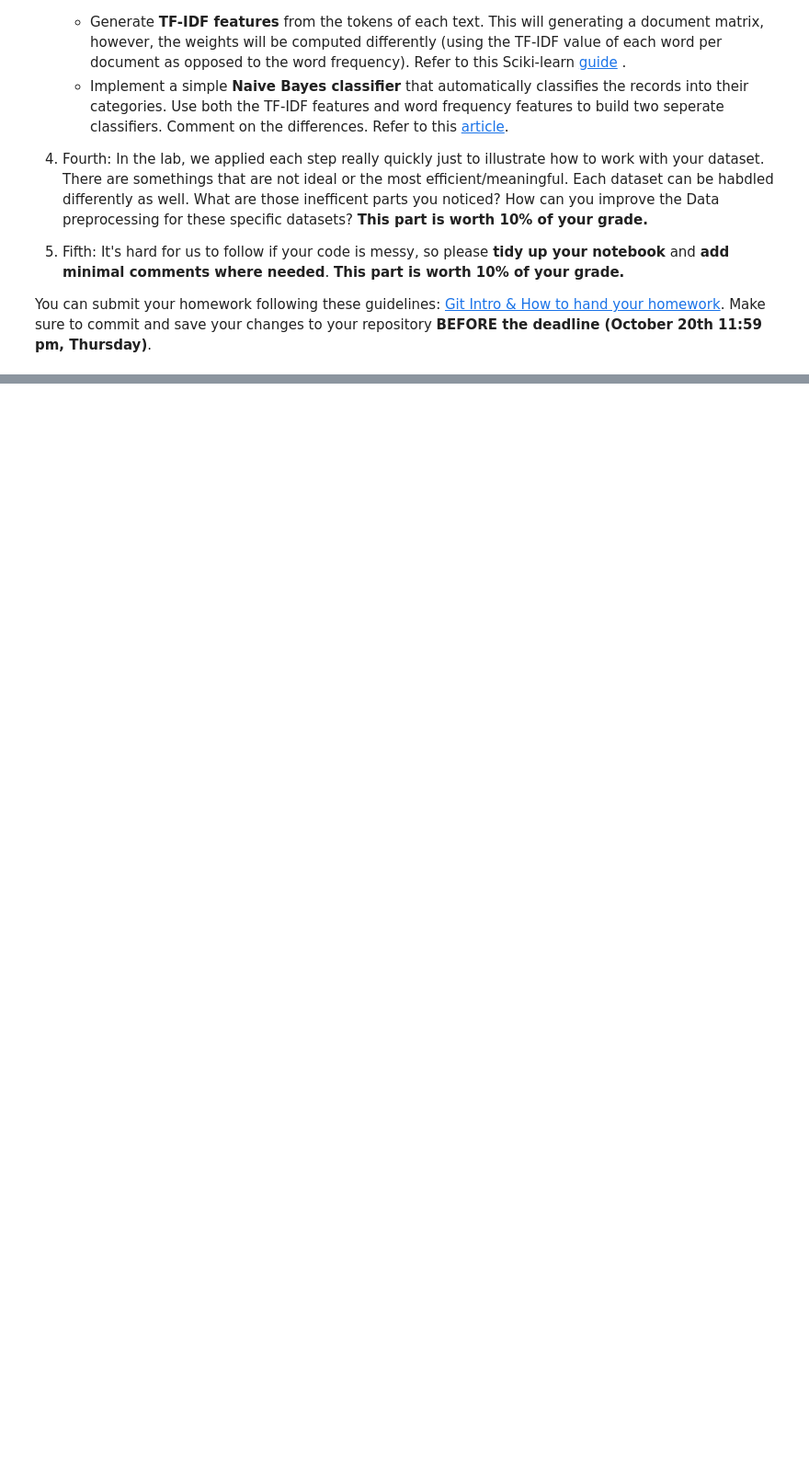
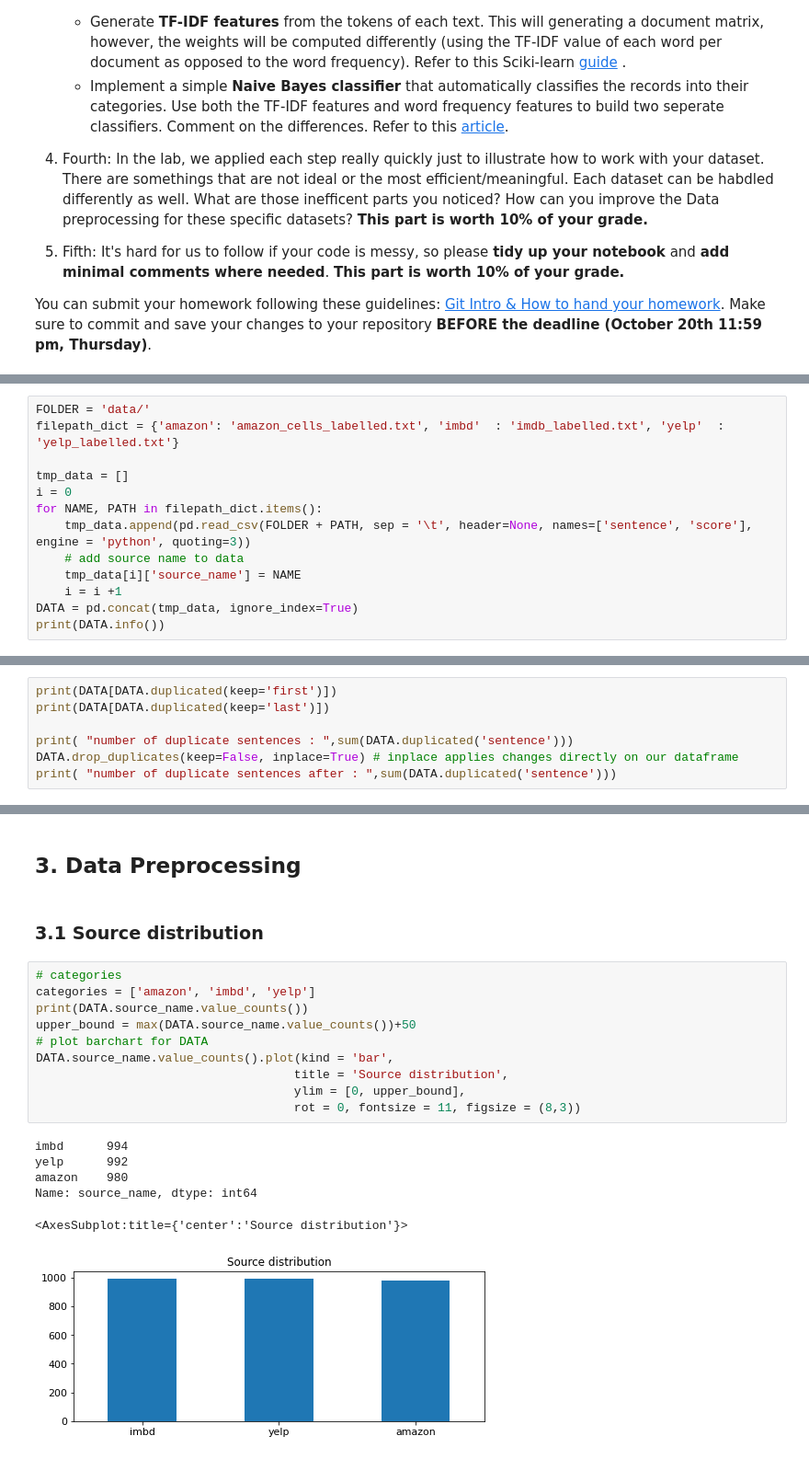
Before and after one commit to npinghuang/DM2022-Lab1-Homework, a Jupyter notebook: DM2022-Lab1-Homework.ipynb, the cells around one changed output, grey strips where cells are left out. Shown: that part at 92% size. Drawn from its saved outputs; the diff is of its cells as text; blank space fills up the shorter version.

```diff
--- a/DM2022-Lab1-Homework.ipynb
+++ b/DM2022-Lab1-Homework.ipynb
@@ -35,0 +57,13 @@ You can submit your homework following these guidelines: [Git Intro & How to han
+# %%
+FOLDER = 'data/'
+filepath_dict = {'amazon': 'amazon_cells_labelled.txt', 'imbd'  : 'imdb_labelled.txt', 'yelp'  : 'yelp_labelled.txt'}
+
+tmp_data = []
+i = 0
+for NAME, PATH in filepath_dict.items():
+    tmp_data.append(pd.read_csv(FOLDER + PATH, sep = '\t', header=None, names=['sentence', 'score'], engine = 'python', quoting=3))
+    # add source name to data
+    tmp_data[i]['source_name'] = NAME
+    i = i +1
+DATA = pd.concat(tmp_data, ignore_index=True)
+print(DATA.info())
@@ -35,0 +112,7 @@ You can submit your homework following these guidelines: [Git Intro & How to han
+# %%
+print(DATA[DATA.duplicated(keep='first')])
+print(DATA[DATA.duplicated(keep='last')])
+
+print( "number of duplicate sentences : ",sum(DATA.duplicated('sentence')))
+DATA.drop_duplicates(keep=False, inplace=True) # inplace applies changes directly on our dataframe
+print( "number of duplicate sentences after : ",sum(DATA.duplicated('sentence')))
@@ -35,0 +137,21 @@ You can submit your homework following these guidelines: [Git Intro & How to han
+# %% [markdown]
+## 3. Data Preprocessing
+# %% [markdown]
+### 3.1 Source distribution
+# %%
+# categories
+categories = ['amazon', 'imbd', 'yelp']
+print(DATA.source_name.value_counts())
+upper_bound = max(DATA.source_name.value_counts())+50
+# plot barchart for DATA
+DATA.source_name.value_counts().plot(kind = 'bar',
+                                    title = 'Source distribution',
+                                    ylim = [0, upper_bound],
+                                    rot = 0, fontsize = 11, figsize = (8,3))
+# %% [output]
+imbd      994
+yelp      992
+amazon    980
+Name: source_name, dtype: int64
+<AxesSubplot:title={'center':'Source distribution'}>
+[figure, added]
```
Also changed, not shown: parts of 18 cells of this notebook, 3 other files.
